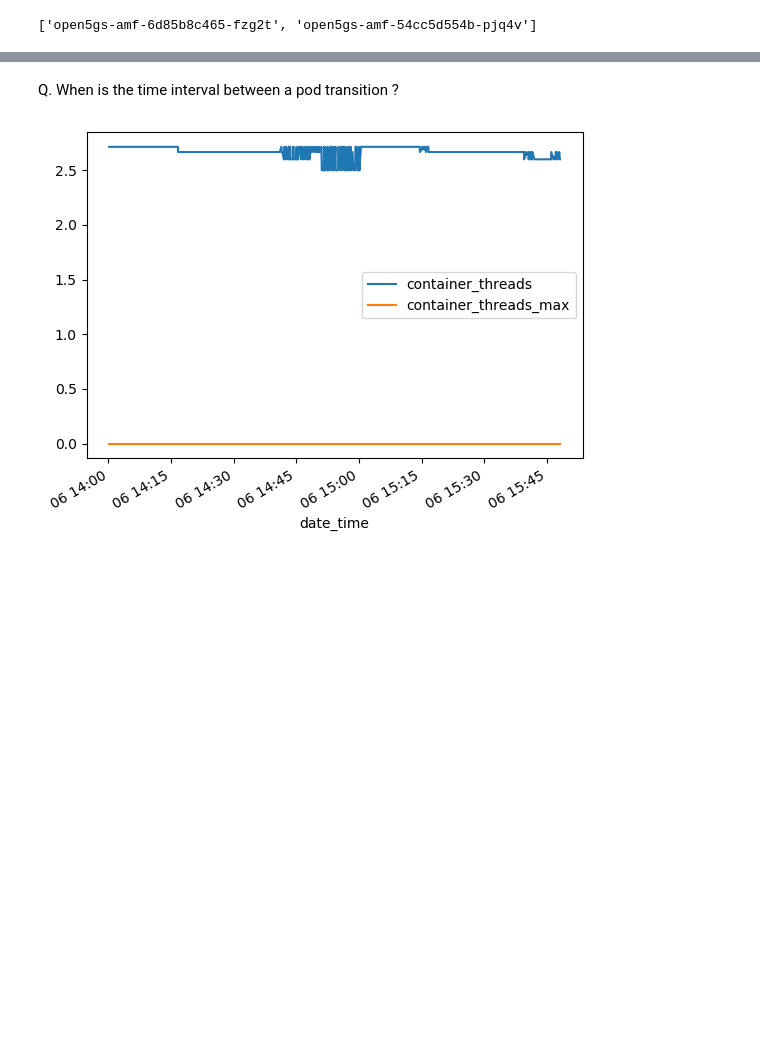
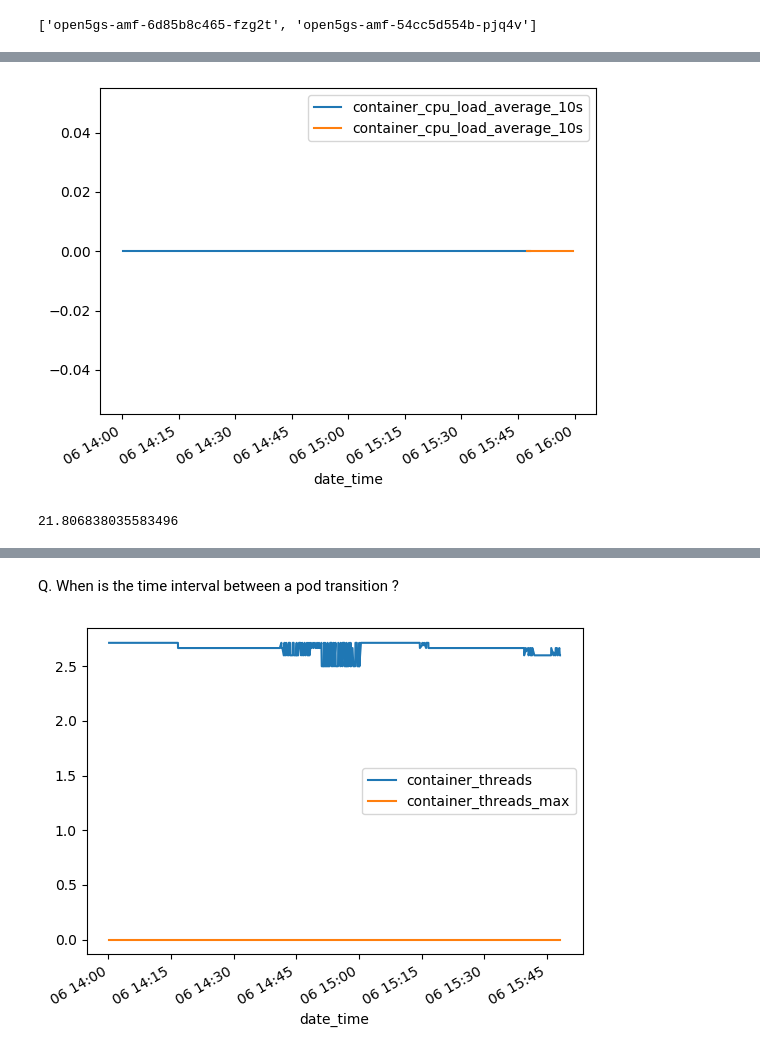
Before and after one commit to DISHDevEx/amf-foresight, a Jupyter notebook: amf_foresight/research/eda.ipynb, the cells around one changed output, grey strips where cells are left out. Cells and saved outputs as stored; diff of their text form; code cells hidden in the pictures; blank space fills up the shorter version.

```diff
--- a/amf_foresight/research/eda.ipynb
+++ b/amf_foresight/research/eda.ipynb
@@ -125,0 +132,5 @@ data.select('metric_pod').rdd.flatMap(lambda x: x).distinct().collect()
+# %%
+comparisson_plot(amf_data, 'container_cpu_load_average_10s', 'container_cpu_load_average_10s', 'open5gs-amf-6d85b8c465-fzg2t', 'open5gs-amf-54cc5d554b-pjq4v')
+# %% [output]
+[figure, added]
+21.806838035583496
```
Also changed, not shown: parts of 79 cells of this notebook.
